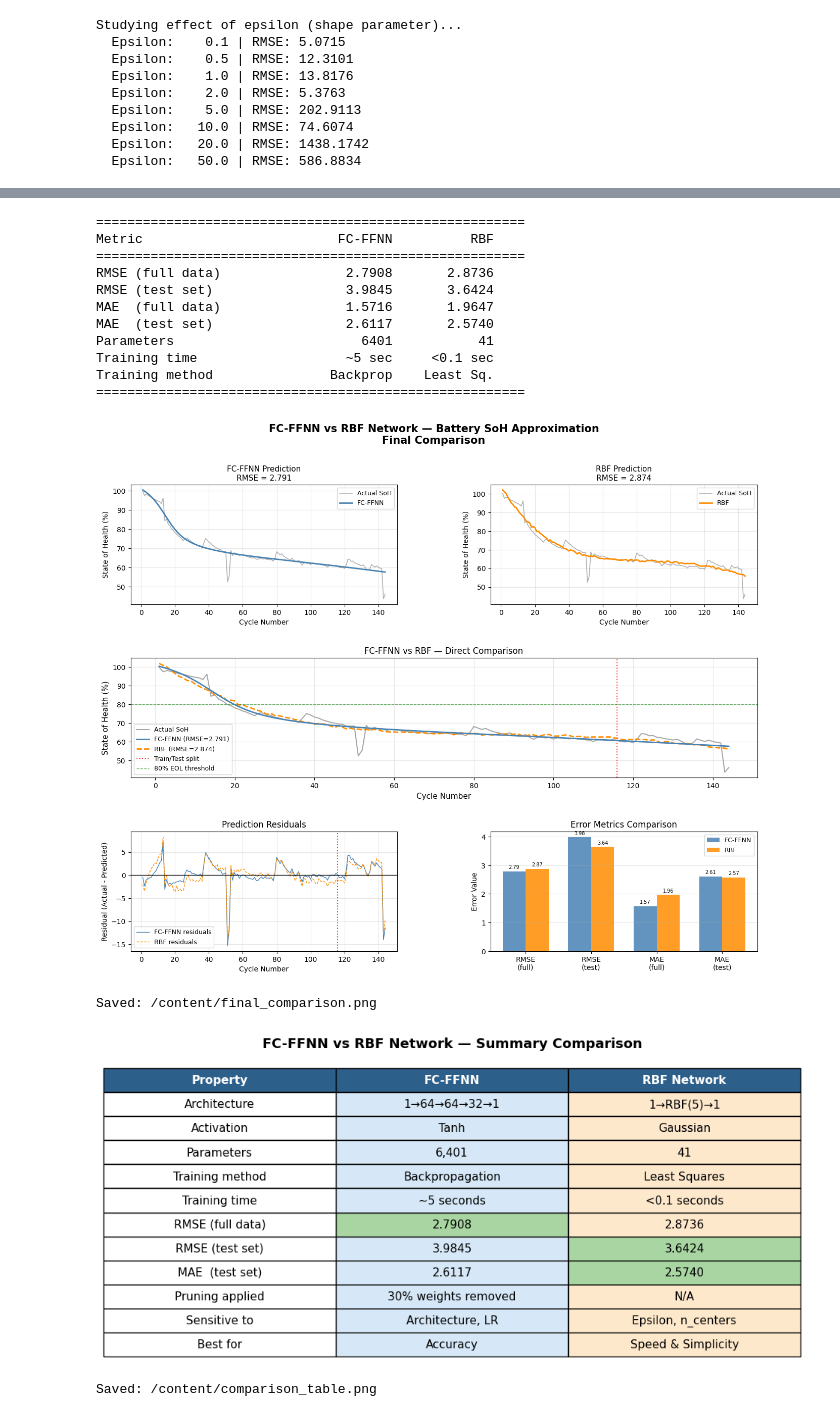
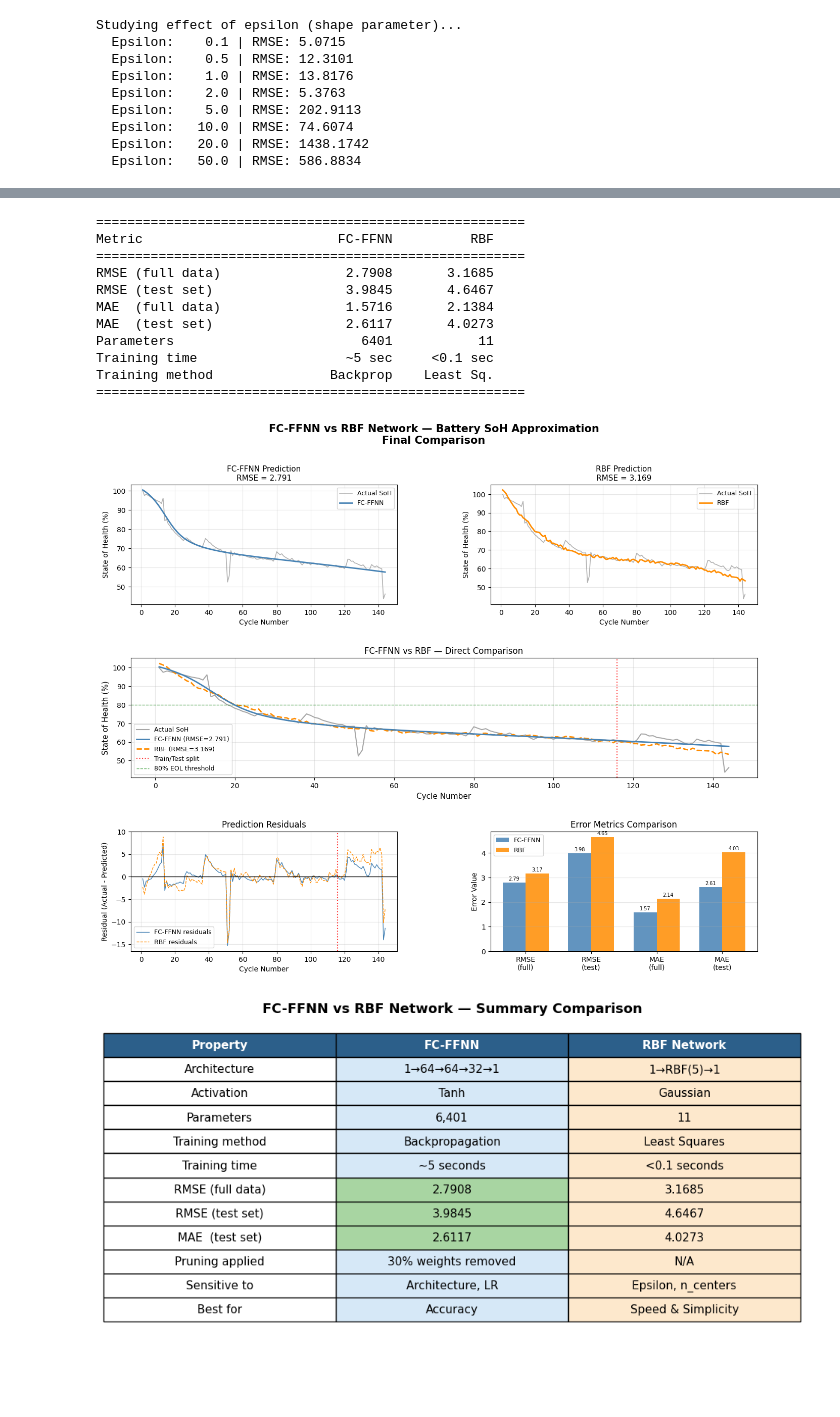
Before and after one commit to ninoNebieridze/Battery_Capacity_Project, a Jupyter notebook: notebook.ipynb, the cells around one changed output, grey strips where cells are left out. Drawn from its saved outputs; the diff is of its cells as text; code cells hidden in the pictures; blank space fills up the shorter version.

Commit message:
Fix RBF evaluation leak, add README and plots

```diff
--- a/notebook.ipynb
+++ b/notebook.ipynb
@@ -203,12 +197,12 @@ where $C_0$ is the capacity at cycle 1 (fresh battery = 100% SoH).
 import zipfile
 import os
 
-# Unzip the file (change 'battery_data.zip' to whatever you named your zip)
-with zipfile.ZipFile('/content/battery_data.zip', 'r') as zip_ref:
-    zip_ref.extractall('/content/battery_data')
+DATA_DIR = 'battery_data'       # raw discharge CSVs (extracted from battery_data.zip)
+RESULTS_DIR = 'results'         # intermediate .npy / .csv outputs
+IMAGES_DIR = 'images'           # figures used in the README
 
-DATA_DIR = '/content/battery_data'
-RESULTS_DIR = '/content'
+with zipfile.ZipFile('battery_data.zip', 'r') as zip_ref:
+    zip_ref.extractall(DATA_DIR)
 # %%
 import os
 import numpy as np
@@ -216,9 +210,6 @@ import pandas as pd
 import matplotlib.pyplot as plt
 from tqdm import tqdm  # progress bar
 # %%
-# Path to your folder with CSV files in Google Drive
-DATA_DIR = '/content/battery_data'
-RESULTS_DIR = '/content'
 os.makedirs(RESULTS_DIR, exist_ok=True)
 
 def extract_capacity(filepath):
@@ -253,7 +244,7 @@ def extract_capacity(filepath):
             return None
 
         # Trapezoidal integration → capacity in Ah
-        capacity = np.trapz(current, time_hours)
+        capacity = np.trapezoid(current, time_hours)
 
         return capacity
 
@@ -1242,6 +1148,9 @@ RBF preds shape  : (144, 1)
 # %%
 # Use last 20% as test set (same split as before)
 split = int(0.8 * len(cycles))
+
+params_ffnn = model.count_parameters()
+params_rbf  = rbf_best.count_parameters()
 
 # Full data metrics
 mse_ffnn_full  = mean_squared_error(actual_soh, ffnn_preds)
@@ -1264,7 +1173,7 @@ print(f"{'RMSE (full data)':<25} {rmse_ffnn_full:>12.4f} {rmse_rbf_full:>12.4f}"
 print(f"{'RMSE (test set)':<25} {rmse_ffnn_test:>12.4f} {rmse_rbf_test:>12.4f}")
 print(f"{'MAE  (full data)':<25} {mae_ffnn_full:>12.4f} {mae_rbf_full:>12.4f}")
 print(f"{'MAE  (test set)':<25} {mae_ffnn_test:>12.4f} {mae_rbf_test:>12.4f}")
-print(f"{'Parameters':<25} {'6401':>12} {'41':>12}")
+print(f"{'Parameters':<25} {params_ffnn:>12} {params_rbf:>12}")
 print(f"{'Training time':<25} {'~5 sec':>12} {'<0.1 sec':>12}")
 print(f"{'Training method':<25} {'Backprop':>12} {'Least Sq.':>12}")
 print("="*55)
@@ -1272,17 +1181,15 @@ print("="*55)
 =======================================================
 Metric                         FC-FFNN          RBF
 =======================================================
-RMSE (full data)                2.7908       2.8736
-RMSE (test set)                 3.9845       3.6424
-MAE  (full data)                1.5716       1.9647
-MAE  (test set)                 2.6117       2.5740
-Parameters                        6401           41
+RMSE (full data)                2.7908       3.1685
+RMSE (test set)                 3.9845       4.6467
+MAE  (full data)                1.5716       2.1384
+MAE  (test set)                 2.6117       4.0273
+Parameters                        6401           11
 Training time                   ~5 sec     <0.1 sec
 Training method               Backprop    Least Sq.
 =======================================================
 # %%
-# ---- CELL 3: Main comparison figure ----
-
 fig = plt.figure(figsize=(16, 12))
 fig.suptitle('FC-FFNN vs RBF Network — Battery SoH Approximation\nFinal Comparison',
              fontsize=15, fontweight='bold', y=0.98)
@@ -1358,12 +1265,10 @@ for bar in bars2:
     ax5.text(bar.get_x() + bar.get_width()/2, bar.get_height() + 0.05,
              f'{bar.get_height():.2f}', ha='center', va='bottom', fontsize=7)
 
-plt.savefig('/content/final_comparison.png', dpi=150, bbox_inches='tight')
+plt.savefig(os.path.join(IMAGES_DIR, 'final_comparison.png'), dpi=150, bbox_inches='tight')
 plt.show()
-print("Saved: /content/final_comparison.png")
 # %% [output]
-[figure, old version]
+[figure, new version]
-Saved: /content/final_comparison.png
 # %%
 fig2, ax = plt.subplots(figsize=(12, 5))
 ax.axis('off')
@@ -1372,7 +1277,7 @@ table_data = [
     ['Property',           'FC-FFNN',              'RBF Network'],
     ['Architecture',       '1→64→64→32→1',         '1→RBF(5)→1'],
     ['Activation',         'Tanh',                  'Gaussian'],
-    ['Parameters',         '6,401',                 '41'],
+    ['Parameters',         f'{params_ffnn:,}',      f'{params_rbf:,}'],
     ['Training method',    'Backpropagation',        'Least Squares'],
     ['Training time',      '~5 seconds',            '<0.1 seconds'],
     ['RMSE (full data)',   f'{rmse_ffnn_full:.4f}', f'{rmse_rbf_full:.4f}'],
@@ -1393,34 +1298,32 @@ table = ax.table(
 table.auto_set_font_size(False)
 table.set_fontsize(11)
 
 # Style header row
 for j in range(3):
     table[0, j].set_facecolor('#2c5f8a')
     table[0, j].set_text_props(color='white', fontweight='bold')
 
 # Style FC-FFNN column
 for i in range(1, len(table_data)):
     table[i, 1].set_facecolor('#d6e8f7')
 
 # Style RBF column
 for i in range(1, len(table_data)):
     table[i, 2].set_facecolor('#fde8cc')
 
 # Highlight winner rows (RMSE/MAE)
 for i in [6, 7, 8]:
     ffnn_val = float(table_data[i][1])
     rbf_val  = float(table_data[i][2])
     if ffnn_val < rbf_val:
         table[i, 1].set_facecolor('#a8d5a2')  # green = winner
     else:
         table[i, 2].set_facecolor('#a8d5a2')
 
 ax.set_title('FC-FFNN vs RBF Network — Summary Comparison',
              fontsize=13, fontweight='bold', pad=20)
 
-plt.savefig('/content/comparison_table.png', dpi=150, bbox_inches='tight')
+plt.savefig(os.path.join(IMAGES_DIR, 'comparison_table.png'), dpi=150, bbox_inches='tight')
 plt.show()
-print("Saved: /content/comparison_table.png")
 # %% [output]
-[figure, old version]
+[figure, new version]
-Saved: /content/comparison_table.png
```
Also changed, not shown: parts of 27 cells of this notebook, 13 other files.
